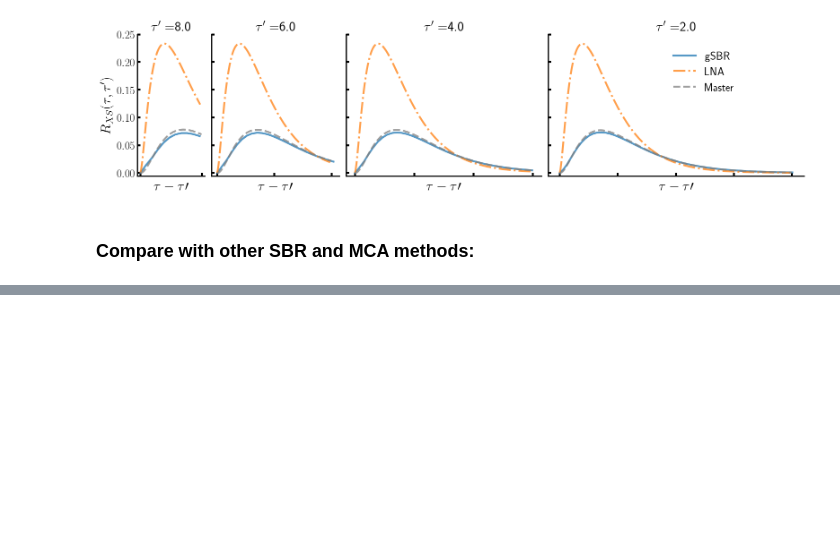
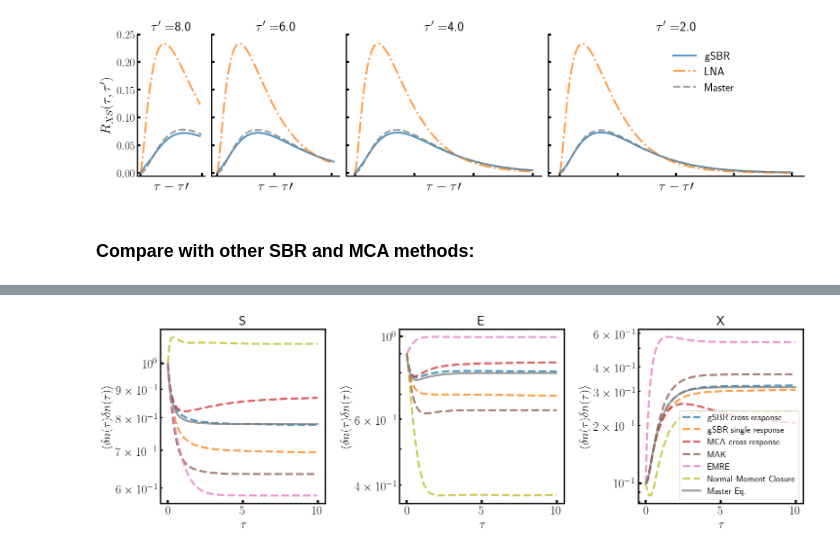
Before and after one commit to btemoshir/Achedmy.jl, a Jupyter notebook: examples/enzyme_kinetics.ipynb, the cells around one changed output, grey strips where cells are left out. Cells and saved outputs as stored; diff of their text form; code cells hidden in the pictures; blank space fills up the shorter version.

```diff
--- a/examples/enzyme_kinetics.ipynb
+++ b/examples/enzyme_kinetics.ipynb
@@ -1308,36 +1522,54 @@ gcf()
 # %%
 plot_idx = 1
-plot_idx_master = 4
+plot_idx_sbr = 3
+plot_idx_master = 7
+df_subset = df[df.k_f .== 1.0, :]
+
 color = plt.rcParams["axes.prop_cycle"].by_key()["color"]
 figure(figsize=(15,5))
-for j in range(1,length(species(gene_system)))
+for j in range(1,length(species(enzyme_system)))
     if j == 3
         continue
     end
     if j == 4
         subplot(1,3,j-1)
     else
         subplot(1,3,j)
     end
-    plot(SOL[plot_idx].t, diag(VAR[plot_idx].N[j,j,:,:]),label="gSBR cross response",color=color[1],alpha=0.75,linestyle="--")
+    plot(SOL[plot_idx_sbr].t, diag(VAR[plot_idx_sbr].N[j,j,:,:]),label="gSBR cross response",color=color[1],alpha=0.75,linestyle="--")
     plot(SOL_single_gSBR[plot_idx].t,diag(VAR_single_gSBR[plot_idx].N[j,:,:]),label="gSBR single response",color=color[2],alpha=0.75,linestyle="--")
-    plot(SOL_singleSBR[plot_idx].t,diag(VAR_singleSBR[plot_idx].N[j,:,:]),label="SBR single response",color=color[3],alpha=0.75,linestyle="--")
+
+    # plot(SOL_singleSBR[plot_idx].t,diag(VAR_singleSBR[plot_idx].N[j,:,:]),label="SBR single response",color=color[3],alpha=0.75,linestyle="--")
+
     plot(SOL_crossMCA[plot_idx].t,diag(VAR_crossMCA[plot_idx].N[j,j,:,:]),label="MCA cross response",color=color[4],alpha=0.75,linestyle="--")
-    plot(SOL_singleMCA[plot_idx].t,diag(VAR_singleMCA[plot_idx].N[j,:,:]),label="MCA single response",color=color[5],alpha=0.75,linestyle="--")
-    plot(SOL_mak[plot_idx].t, diag(VAR_mak[plot_idx].N[j,:,:]),label="MAK",color=color[6],alpha=0.75,linestyle="--")
+
+    # plot(SOL_singleMCA[plot_idx].t,diag(VAR_singleMCA[plot_idx].N[j,:,:]),label="MCA single response",color=color[5],alpha=0.75,linestyle="--")
+
+    plot(SOL_mak[plot_idx_sbr].t, diag(VAR_mak[plot_idx_sbr].N[j,:,:]),label="MAK",color=color[6],alpha=0.75,linestyle="--")
     plot(EMRE[plot_idx_master].timeGrid, EMRE[plot_idx_master].lna_var[j,j,:],label="EMRE",color=color[7],alpha=0.75,linestyle="--")
+
+    if j == 1
+        plot(df_subset.time, df_subset.S_var , label="Normal Moment Closure", color=color[9], alpha=0.75, linestyle="--")
+    elseif j == 2
+        plot(df_subset.time, df_subset.E_var, label="Normal Moment Closure", color=color[9], alpha=0.75, linestyle="--")
+    else
+        plot(df_subset.time, df_subset.X_var, label="Normal Moment Closure", color=color[9], alpha=0.75, linestyle="--")
+    end
+
     plot(Master[plot_idx_master].timeGrid, Master[plot_idx_master].variance[j,:],label="Master Eq.",color=color[8],alpha=0.75,linestyle="-")
     if j == 1
         title("S")
     elseif j == 2
         title("E")
     else
         title("X")
     end
     yscale("log")
     xlabel(L"$\tau$")
-    ylabel(L"$\langle n(\tau)\rangle$")
+    ylabel(L"$\langle \delta n(\tau) \delta n(\tau) \rangle$")
 end
 legend()
 
 gcf()
+# %% [output]
+[figure, added]
```
Also changed, not shown: parts of 20 cells of this notebook, 5 other files.
